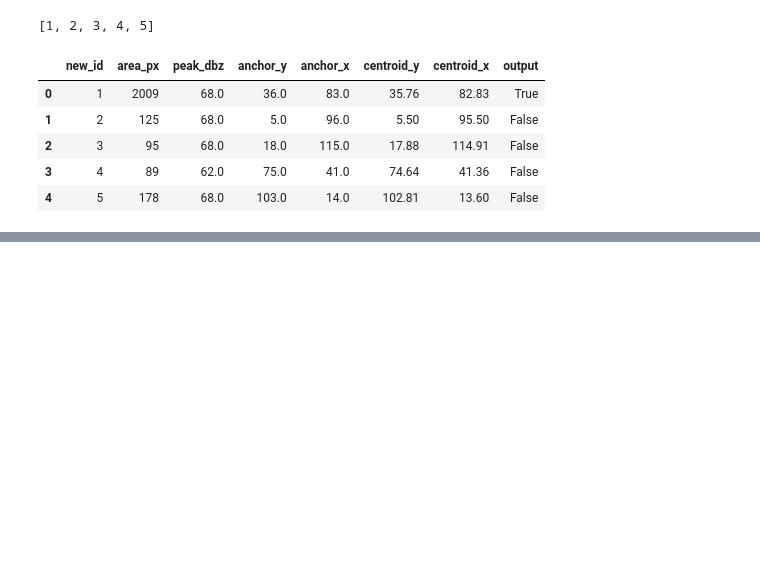
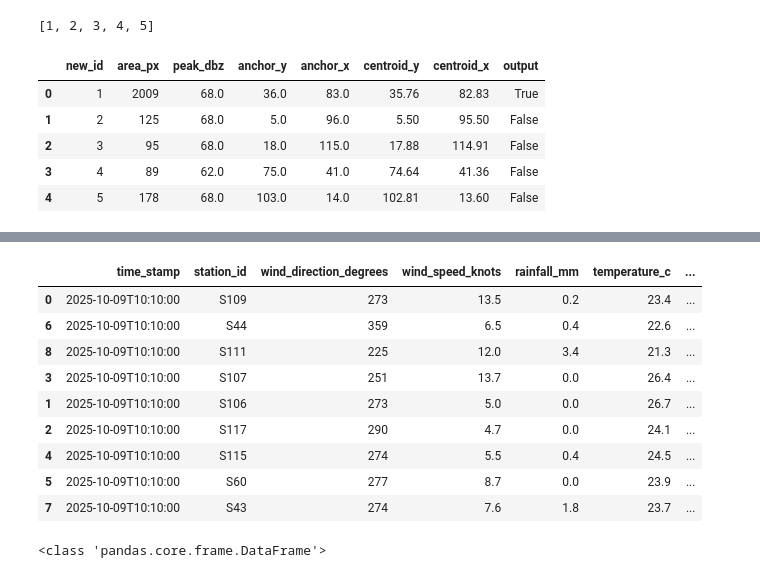
Before and after one commit to ShayneTan03/weather_app, a Jupyter notebook: backend/storm_object_detector/dev.ipynb, the cells around one changed output, grey strips where cells are left out. Drawn from its saved outputs; the diff is of its cells as text; code cells hidden in the pictures; blank space fills up the shorter version.

Commit message:
updated storm_object_dector to handle cases where storm does not encompass any aws

```diff
--- a/backend/storm_object_detector/dev.ipynb
+++ b/backend/storm_object_detector/dev.ipynb
@@ -142,6 +143,20 @@ def metric_threshold_calc(
         return res
 
 
+def x_y_distance(
+        tuple
+        ,x2
+        ,y2
+) :
+        if isinstance(tuple, float) and np.isnan(tuple):
+                d = np.inf
+        else:
+                x1 = tuple[0]
+                y1 = tuple[1]
+                d = math.sqrt((x2 - x1)**2 + (y2 - y1)**2)
+
+        return d
+
 def storm_object_checker(
         storm_id
         ,possible_storm_grid
@@ -158,6 +173,17 @@ def storm_object_checker(
 
         nearby_stations = pd.merge(weather_data_df,curr_storm,how='inner' , on = 'coord')
 
+        # storm does not encompass any stations
+        if nearby_stations.shape[0] == 0:
+                # find centriod point first
+                xs, ys = zip(*curr_storm["coord"])
+                anchor_y = round(float(ys.mean()),0)
+                anchor_x = round(float(xs.mean()),0)
+                weather_data_df['distance_to_station'] = weather_data_df['coord'].apply(lambda x: x_y_distance(x,anchor_x,anchor_y))
+                weather_data_df.sort_values(by='distance_to_station',ascending=True,inplace=True,na_position='last')
+                # call and return nearest station
+                nearby_stations = weather_data_df.head(1)
+
         res = metric_threshold_calc(nearby_stations,wind_speed_threshold,rainfall_threshold,temperature_threshold,humidty_threshold)
 
         return res
@@ -201,3 +227,5 @@ test
 | 2 | 3 | 95 | 68.0 | 18.0 | 115.0 | 17.88 | 114.91 | False |
 | 3 | 4 | 89 | 62.0 | 75.0 | 41.0 | 74.64 | 41.36 | False |
 | 4 | 5 | 178 | 68.0 | 103.0 | 14.0 | 102.81 | 13.60 | False |
+# %%
+test2 = dummy_data
@@ -203,0 +245,3 @@ test
+# %%
+test2['distance_to_station'] = test2['coord'].apply(lambda x: x_y_distance(x,36,83))
+test2
@@ -203,0 +259,14 @@ test
+# %%
+test2.sort_values(by='distance_to_station',ascending=True,inplace=True,na_position='last')
+test2
+# %% [output]
+|  | time_stamp | station_id | wind_direction_degrees | wind_speed_knots | rainfall_mm | temperature_c | ... |
+| 0 | 2025-10-09T10:10:00 | S109 | 273 | 13.5 | 0.2 | 23.4 | ... |
+| 6 | 2025-10-09T10:10:00 | S44 | 359 | 6.5 | 0.4 | 22.6 | ... |
+| 8 | 2025-10-09T10:10:00 | S111 | 225 | 12.0 | 3.4 | 21.3 | ... |
+| 3 | 2025-10-09T10:10:00 | S107 | 251 | 13.7 | 0.0 | 26.4 | ... |
+| 1 | 2025-10-09T10:10:00 | S106 | 273 | 5.0 | 0.0 | 26.7 | ... |
+| 2 | 2025-10-09T10:10:00 | S117 | 290 | 4.7 | 0.0 | 24.1 | ... |
+| 4 | 2025-10-09T10:10:00 | S115 | 274 | 5.5 | 0.4 | 24.5 | ... |
+| 5 | 2025-10-09T10:10:00 | S60 | 277 | 8.7 | 0.0 | 23.9 | ... |
+| 7 | 2025-10-09T10:10:00 | S43 | 274 | 7.6 | 1.8 | 23.7 | ... |
@@ -203,0 +275,4 @@ test
+# %%
+print(type(test3))
+# %% [output]
+<class 'pandas.core.frame.DataFrame'>
```
Also changed, not shown: parts of 4 cells of this notebook, 1 other file.
